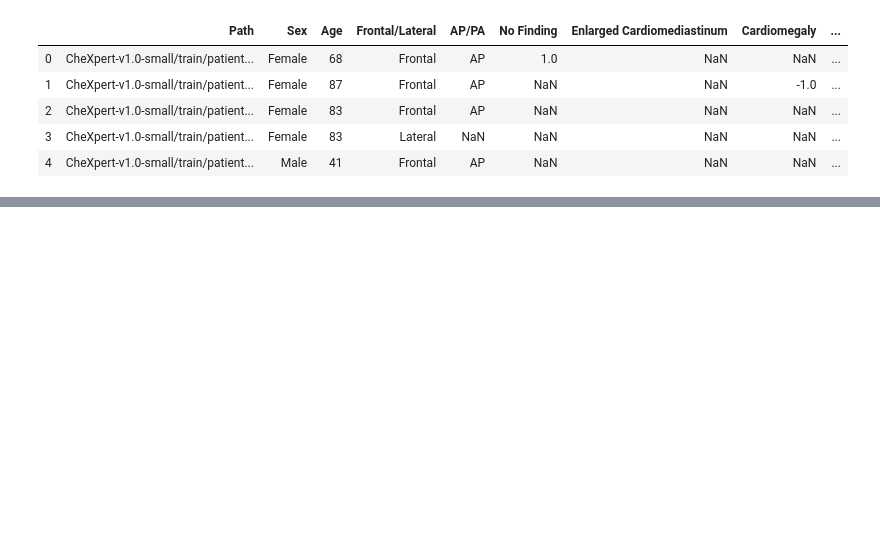
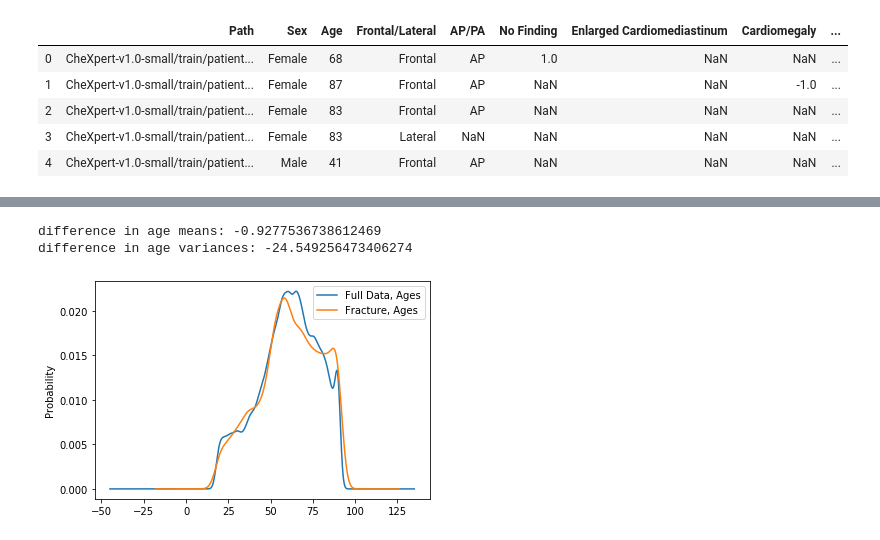
Before and after one commit to peterdobbs77/statistical_simulation, a Jupyter notebook: InvestigatingCheXpert.ipynb, the cells around one changed output, grey strips where cells are left out. Drawn from its saved outputs; the diff is of its cells as text; code cells hidden in the pictures; blank space fills up the shorter version.

```diff
--- a/InvestigatingCheXpert.ipynb
+++ b/InvestigatingCheXpert.ipynb
@@ -38 +41,8 @@ difference in age means: 3.8649911268872046, difference in age variances: -9.828
 [figure]
+# %%
+# investigate subset where there was fracture
+compareProbabilityDensityOfAgesInCategory(df,'Fracture')
+# %% [output]
+difference in age means: -0.9277536738612469
+difference in age variances: -24.549256473406274
+[figure, added]
```
Also changed, not shown: parts of 3 cells of this notebook.
